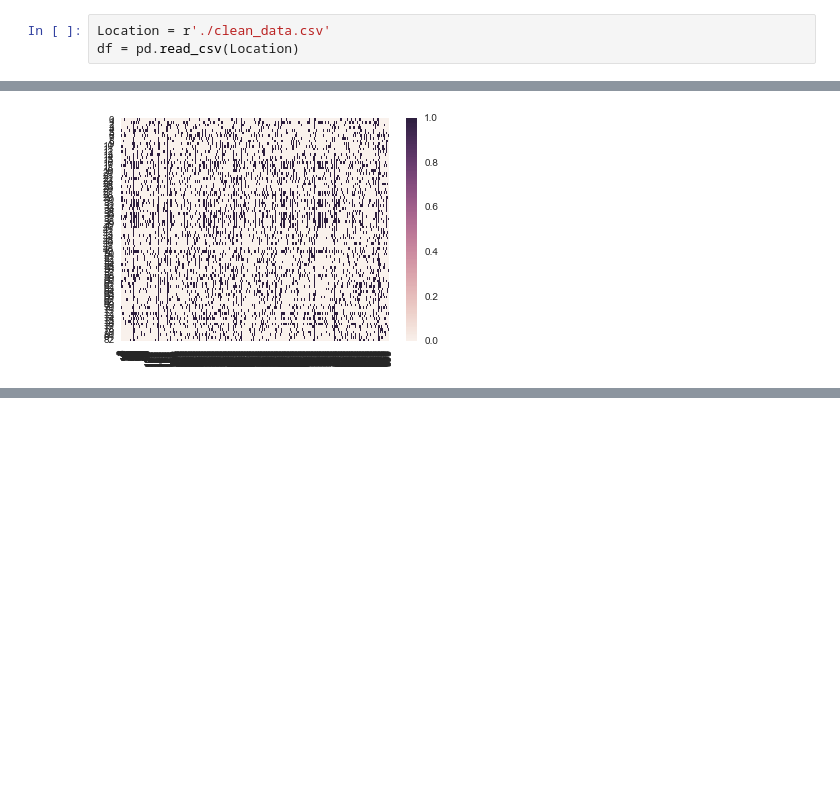
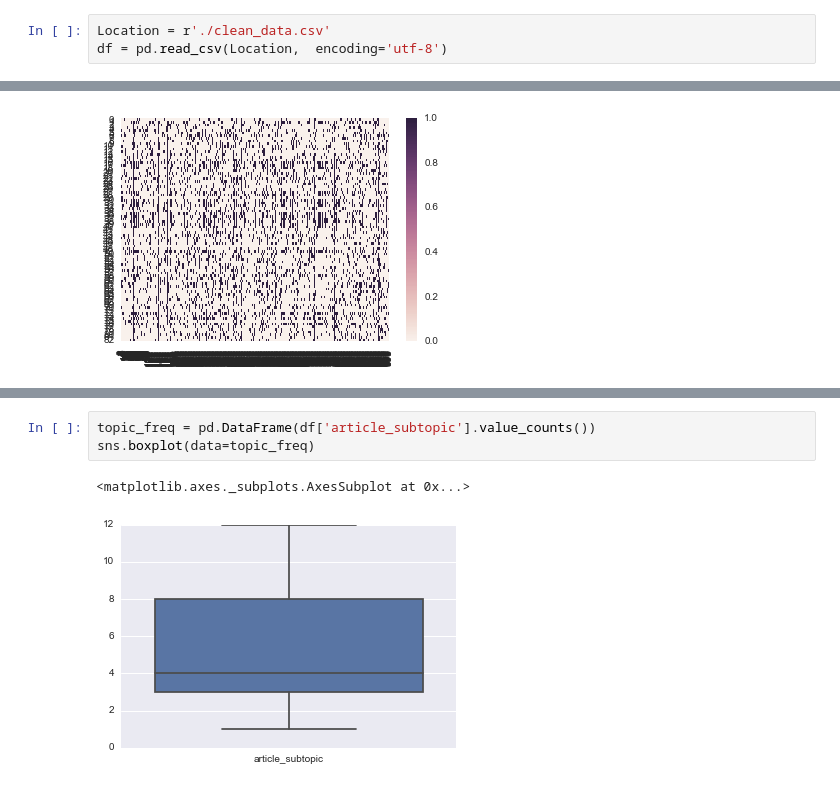
Before and after one commit to sarahedkins/ds-homework, a Jupyter notebook: final_3/3-exploratory_analysis.ipynb, the cells around one changed output, grey strips where cells are left out. Drawn from its saved outputs; the diff is of its cells as text; blank space fills up the shorter version.

```diff
--- a/final_3/3-exploratory_analysis.ipynb
+++ b/final_3/3-exploratory_analysis.ipynb
@@ -11,7 +11,7 @@ import seaborn as sns
 %matplotlib inline
 # %%
 Location = r'./clean_data.csv'
-df = pd.read_csv(Location)
+df = pd.read_csv(Location,  encoding='utf-8')
 # %%
 df.head()
 # %% [output]
@@ -157,0 +197,6 @@ TypeError: object of type 'NoneType' has no len()
+# %%
+topic_freq = pd.DataFrame(df['article_subtopic'].value_counts())
+sns.boxplot(data=topic_freq)
+# %% [output]
+<matplotlib.axes._subplots.AxesSubplot at 0x...>
+[figure, added]
```
Also changed, not shown: parts of 23 cells of this notebook.
